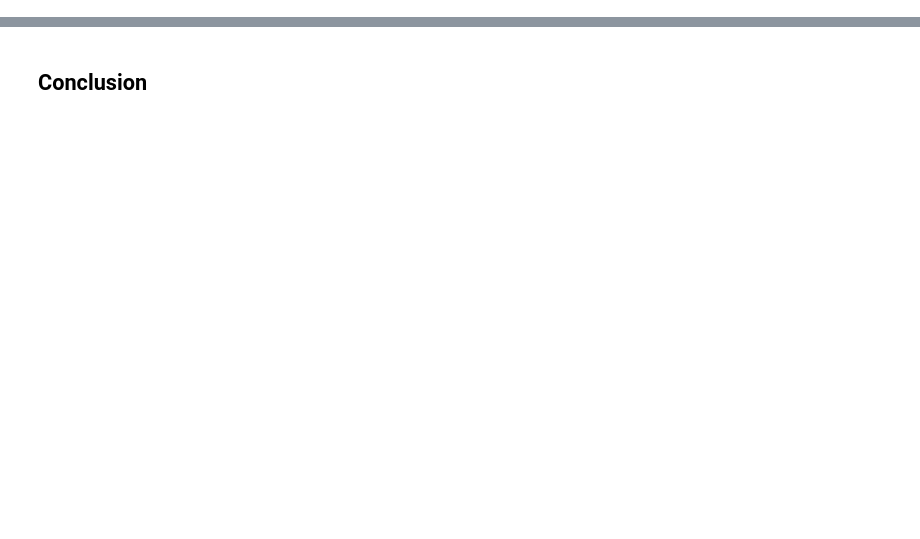
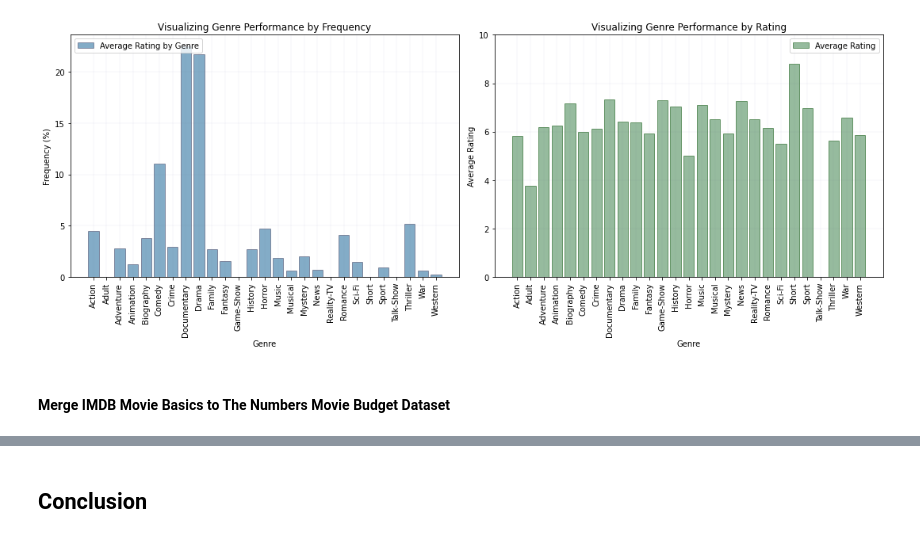
Before and after one commit to LaurenElaine/dsc-phase-1-project-v2-4, a Jupyter notebook: Microsoft Movie Studio Reommendations.ipynb, the cells around one changed output, grey strips where cells are left out. Cells and saved outputs as stored; diff of their text form; code cells hidden in the pictures; blank space fills up the shorter version.

Commit message:
ignore imdb and update rec 1

```diff
--- a/Microsoft Movie Studio Reommendations.ipynb
+++ b/Microsoft Movie Studio Reommendations.ipynb
@@ -94,0 +528,4 @@ Then I could take the directors and writers and connect them to profitability an
+# %%
+# set the index column for IMDB movie ratings
+IMDB_movie_ratings.set_index('movie_id', inplace=True)
+IMDB_movie_ratings.head()
@@ -94,0 +540,4 @@ Then I could take the directors and writers and connect them to profitability an
+# %%
+# set the index column for exploded IMDB basics
+exploded_IMDB_basics.set_index('movie_id', inplace=True)
+exploded_IMDB_basics.head()
@@ -94,0 +552,3 @@ Then I could take the directors and writers and connect them to profitability an
+# %%
+IMDB_basics_ratings = exploded_IMDB_basics.join(IMDB_movie_ratings, how='left')
+IMDB_basics_ratings.head()
@@ -94,0 +563,4 @@ Then I could take the directors and writers and connect them to profitability an
+# %%
+# find the average rating of each genres representation in the movie basics dataset
+ratings_mean = round(IMDB_basics_ratings.groupby('genres_split')['averagerating'].mean(), 2)
+ratings_mean
@@ -94,0 +589,43 @@ Then I could take the directors and writers and connect them to profitability an
+# %%
+# plot a histogram to visualize movie average ratings and frequency of occurance based on genre
+
+# create the plot with 2 figures side by side
+fig, (ax1, ax2) = plt.subplots(figsize=(15, 6), ncols = 2)
+
+# set the plot, format, and labels for the first bar graph measuring frequency of genres
+ax1.bar(genre_count_proportion.index, genre_count_proportion.values,
+       color = '#085b91',
+       alpha = .5,
+       edgecolor='#3d3d5c',
+       align='center',
+       label = 'Average Rating by Genre')
+ax1.set_ylabel('Frequency (%)')
+ax1.set_xlabel('Genre')
+ax1.set_title('Visualizing Genre Performance by Frequency')
+ax1.tick_params(axis='x', labelrotation=90)
+ax1.grid(color='#666699', alpha = .5, linestyle='-', linewidth=0.1)
+ax1.legend(loc='upper left')
+
+# set the plot, format, and labels for the second bar graph measuring average rating of genres
+ax2.bar(ratings_mean.index, ratings_mean.values,
+       color = '#2F793E',
+       alpha = .5,
+       edgecolor='#004d00',
+       align='center',
+       label = 'Average Rating')
+ax2.set_ylabel('Average Rating')
+ax2.set_xlabel('Genre')
+ax2.set_title('Visualizing Genre Performance by Rating')
+ax2.tick_params(axis='x', labelrotation=90)
+major_ticks = np.arange(0, 12, 2)
+ax2.set_yticks(major_ticks)
+ax2.grid(color='#666699', alpha = .5, linestyle='-', linewidth=0.1)
+ax2.legend(loc = 'upper right')
+
+# format the layout and display the graphs
+fig.tight_layout()
+plt.show()
+# %% [output]
+[figure, added]
+# %% [markdown]
+#### Merge IMDB Movie Basics to The Numbers Movie Budget Dataset
```
Also changed, not shown: parts of 121 cells of this notebook.
